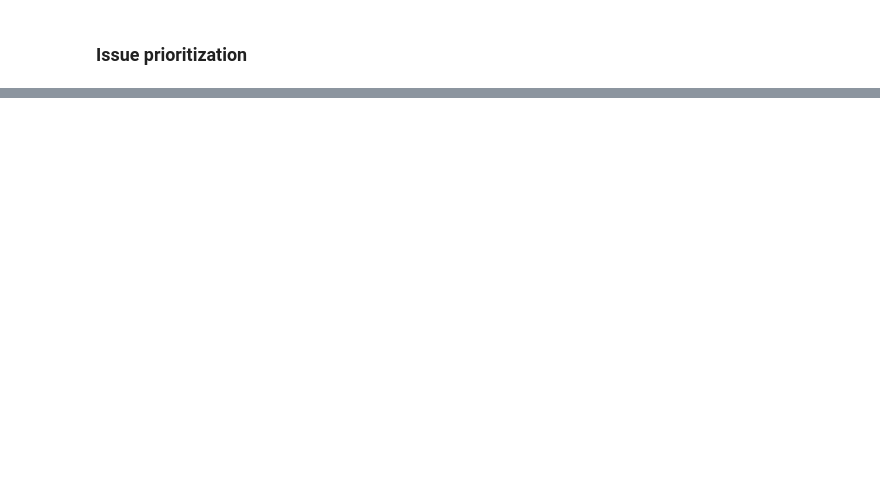
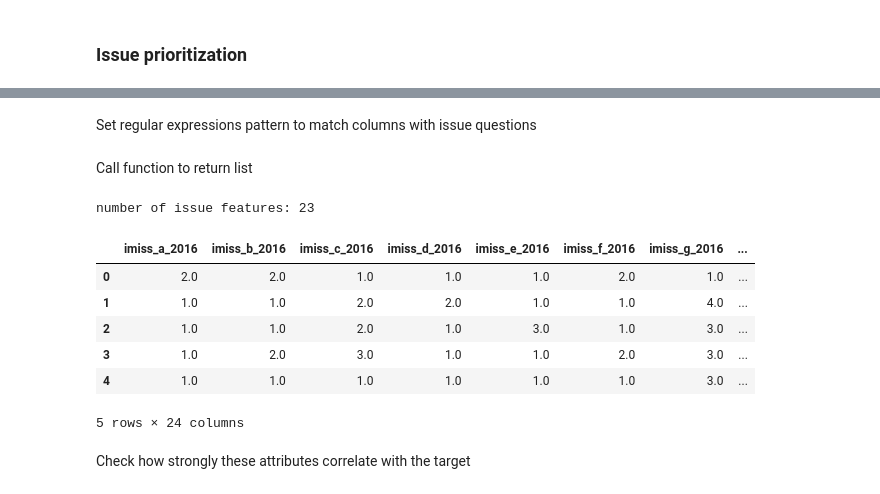
Before and after one commit to ali0003433/predict-by-issue-prioritization, a Jupyter notebook: notebooks/2-al-exploration.ipynb, the cells around one changed output, grey strips where cells are left out. Cells and saved outputs as stored; diff of their text form; code cells hidden in the pictures; blank space fills up the shorter version.

```diff
--- a/notebooks/2-al-exploration.ipynb
+++ b/notebooks/2-al-exploration.ipynb
@@ -311,0 +229,24 @@ df[]
+# %% [markdown]
+Set regular expressions pattern to match columns with issue questions
+# %%
+pattern = '(imiss_).{1}(_2016)'
+# %% [markdown]
+Call function to return list
+# %%
+col_list = filter_col_with_regex(df, pattern)
+df_issue = df[col_list + target]
+# %%
+print('number of issue features:', len(col_list))
+df_issue = df[(col_list + target)]
+df_issue.head()
+# %% [output]
+number of issue features: 23
+|  | imiss_a_2016 | imiss_b_2016 | imiss_c_2016 | imiss_d_2016 | imiss_e_2016 | imiss_f_2016 | imiss_g_2016 | ... |
+| 0 | 2.0 | 2.0 | 1.0 | 1.0 | 1.0 | 2.0 | 1.0 | ... |
+| 1 | 1.0 | 1.0 | 2.0 | 2.0 | 1.0 | 1.0 | 4.0 | ... |
+| 2 | 1.0 | 1.0 | 2.0 | 1.0 | 3.0 | 1.0 | 3.0 | ... |
+| 3 | 1.0 | 2.0 | 3.0 | 1.0 | 1.0 | 2.0 | 3.0 | ... |
+| 4 | 1.0 | 1.0 | 1.0 | 1.0 | 1.0 | 1.0 | 3.0 | ... |
+5 rows × 24 columns
+# %% [markdown]
+Check how strongly these attributes correlate with the target
```
Also changed, not shown: parts of 45 cells of this notebook, 4 other files.
